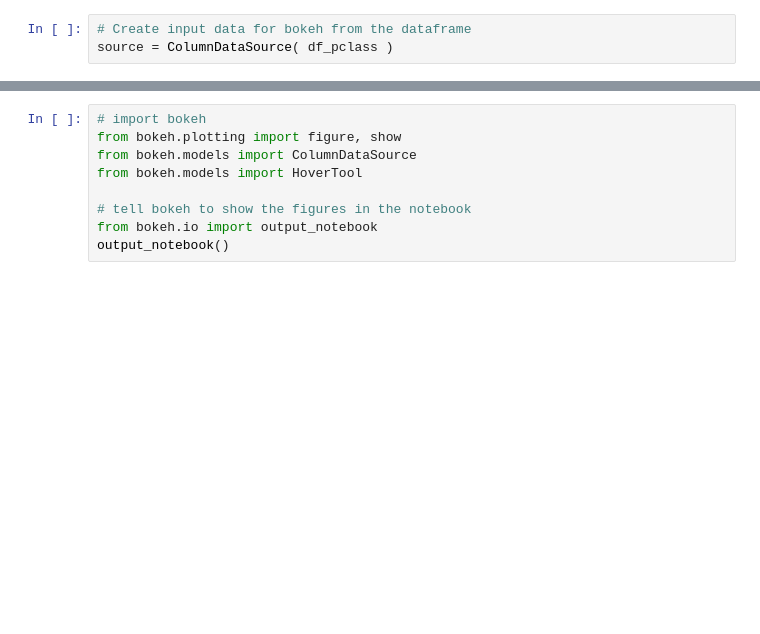
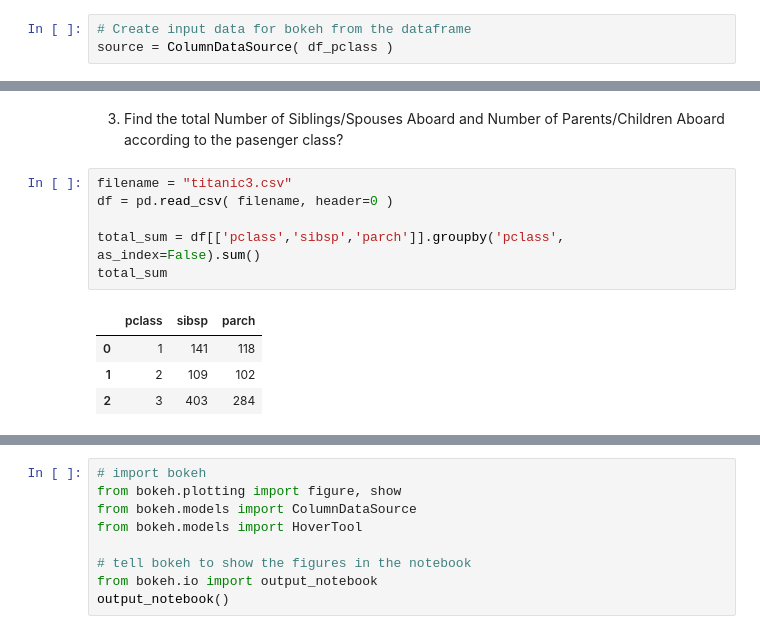
Before and after one commit to reddykumarmodam/datavisualization, a Jupyter notebook: Assignment2_Akhil-Reddy.ipynb, the cells around one changed output, grey strips where cells are left out. Saved outputs shown, nothing was run; the diff lists cells and outputs as text; blank space fills up the shorter version.

```diff
--- a/Assignment2_Akhil-Reddy.ipynb
+++ b/Assignment2_Akhil-Reddy.ipynb
@@ -148,3 +119,16 @@ show(p)
 # %% [output]
 [interactive output not drawn]
 [interactive output not drawn]
+# %% [markdown]
+3. Find the total Number of Siblings/Spouses Aboard and Number of Parents/Children Aboard according to the pasenger class?
+# %%
+filename = "titanic3.csv"
+df = pd.read_csv( filename, header=0 )
+
+total_sum = df[['pclass','sibsp','parch']].groupby('pclass', as_index=False).sum()
+total_sum
+# %% [output]
+|  | pclass | sibsp | parch |
+| 0 | 1 | 141 | 118 |
+| 1 | 2 | 109 | 102 |
+| 2 | 3 | 403 | 284 |
```
Also changed, not shown: parts of 20 cells of this notebook.
